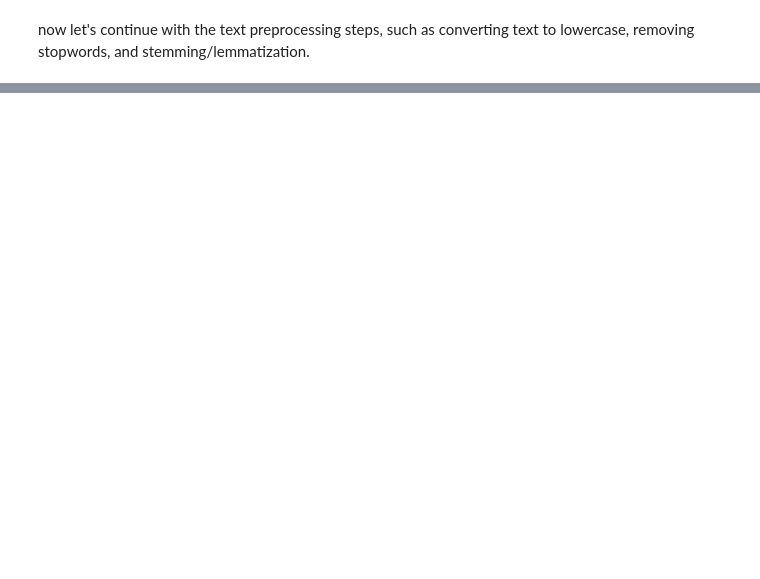
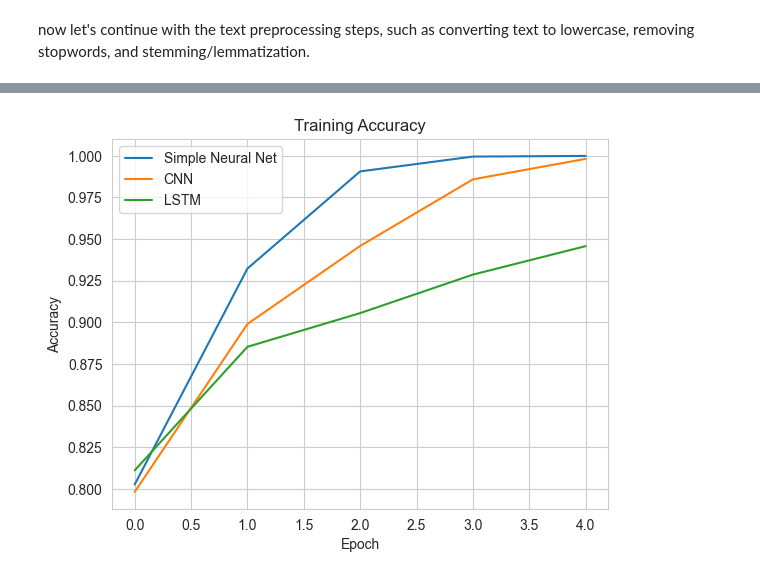
Before and after one commit to EniolaAdemola/sentiment-analysis, a Jupyter notebook: app/sentiment.ipynb, the cells around one changed output, grey strips where cells are left out. Drawn from its saved outputs; the diff is of its cells as text; code cells hidden in the pictures; blank space fills up the shorter version.

```diff
--- a/app/sentiment.ipynb
+++ b/app/sentiment.ipynb
@@ -56,5 +68,5 @@ print(os.listdir('../data')) # Android Malware data set fie path
 # %%
-data = pd.read_csv("../data//a1_IMDB_Dataset.csv")
+data = pd.read_csv("../data//IMDB_Dataset.csv")
 # %%
 data.head()
 # %% [output]
@@ -238 +169,9 @@ dataBin
+# %%
+
+X_train, X_test, y_train, y_test = train_test_split(
+    dataBin['cleaned_review'],
+    dataBin['sentiment'],
+    test_size=0.2,
+    random_state=42
+)
 # %%
@@ -263,0 +253,16 @@ WARNING:tensorflow:From c:\Users\DAVEWORLD\anaconda3\envs\cvd\Lib\site-packages\
+# %%
+from keras.models import Sequential
+from keras.layers import Embedding, LSTM, Dense
+
+# Build LSTM model
+model_lstm = Sequential()
+model_lstm.add(Embedding(input_dim=max_words, output_dim=32, input_length=max_len))
+model_lstm.add(LSTM(64, return_sequences=True))
+model_lstm.add(LSTM(32))
+model_lstm.add(Dense(1, activation='sigmoid'))
+
+# Compile the model
+model_lstm.compile(optimizer='adam', loss='binary_crossentropy', metrics=['accuracy'])
+
+# Train the model
+model_lstm.fit(X_train_padded, y_train, epochs=5, batch_size=64, validation_data=(X_test_padded, y_test))
@@ -263,0 +310,9 @@ WARNING:tensorflow:From c:\Users\DAVEWORLD\anaconda3\envs\cvd\Lib\site-packages\
+# %%
+# Train Simple Neural Net model
+model_simple_nn, history_simple_nn, time_simple_nn = build_and_train_model('simple_nn', X_train_padded, y_train, X_test_padded, y_test)
+
+# Train CNN model
+model_cnn, history_cnn, time_cnn = build_and_train_model('cnn', X_train_padded, y_train, X_test_padded, y_test)
+
+# Train LSTM model
+model_lstm, history_lstm, time_lstm = build_and_train_model('lstm', X_train_padded, y_train, X_test_padded, y_test)
@@ -263,0 +337,11 @@ WARNING:tensorflow:From c:\Users\DAVEWORLD\anaconda3\envs\cvd\Lib\site-packages\
+# %%
+plt.plot(history_simple_nn.history['accuracy'], label='Simple Neural Net')
+plt.plot(history_cnn.history['accuracy'], label='CNN')
+plt.plot(history_lstm.history['accuracy'], label='LSTM')
+plt.title('Training Accuracy')
+plt.xlabel('Epoch')
+plt.ylabel('Accuracy')
+plt.legend()
+plt.show()
+# %% [output]
+[figure, added]
```
Also changed, not shown: parts of 40 cells of this notebook.
